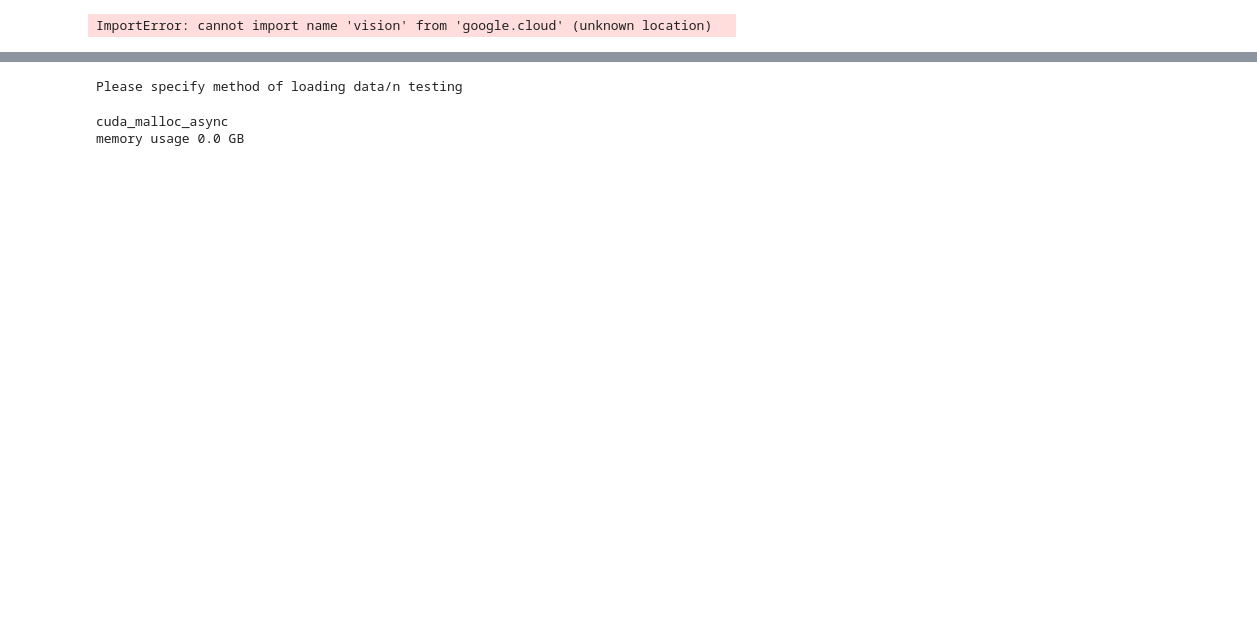
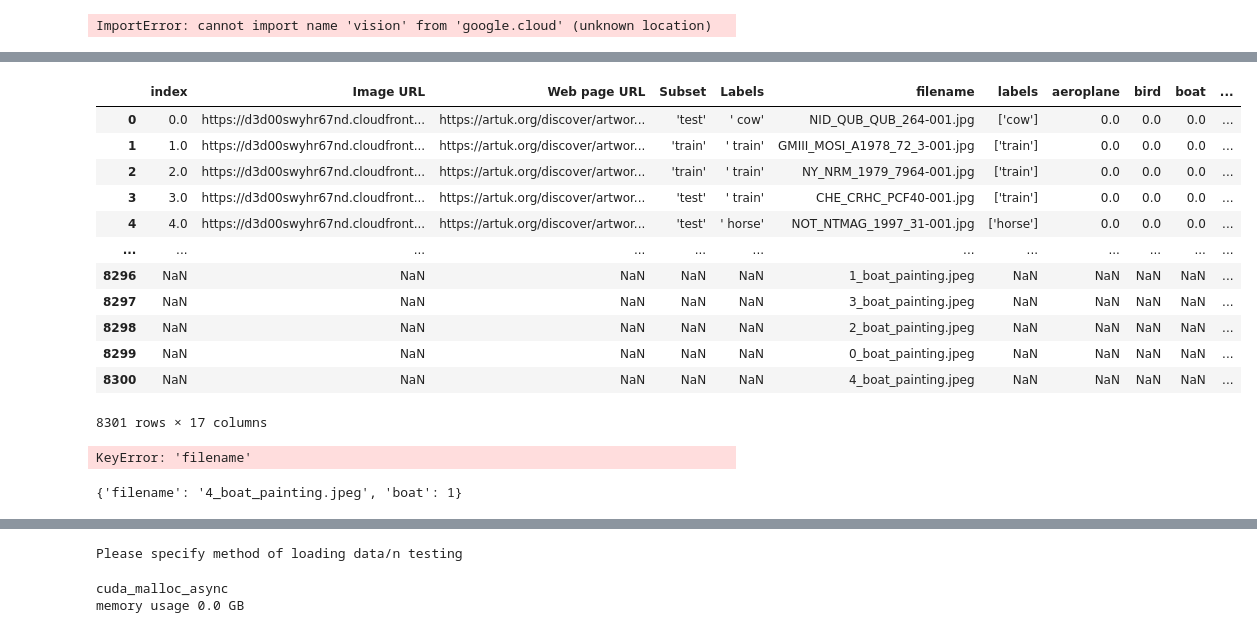
Before and after one commit to erniesg/Art-API, a Jupyter notebook: notebooks/utils.ipynb, the cells around one changed output, grey strips where cells are left out. Cells and saved outputs as stored; diff of their text form; code cells hidden in the pictures; blank space fills up the shorter version.

```diff
--- a/notebooks/utils.ipynb
+++ b/notebooks/utils.ipynb
@@ -69,0 +656,2 @@ from art_api import config
+# %%
+lst_boat = pd.DataFrame(lst_boat, columns=['filename'])
@@ -69,0 +667,30 @@ from art_api import config
+# %%
+import pandas as pd
+df_google_2 = pd.concat([df_google, lst_boat], join='outer', ignore_index=True)
+# %%
+df_google_2
+# %% [output]
+|  | index | Image URL | Web page URL | Subset | Labels | filename | labels | aeroplane | bird | boat | ... |
+| 0 | 0.0 | https://d3d00swyhr67nd.cloudfront... | https://artuk.org/discover/artwor... | 'test' | ' cow' | NID_QUB_QUB_264-001.jpg | ['cow'] | 0.0 | 0.0 | 0.0 | ... |
+| 1 | 1.0 | https://d3d00swyhr67nd.cloudfront... | https://artuk.org/discover/artwor... | 'train' | ' train' | GMIII_MOSI_A1978_72_3-001.jpg | ['train'] | 0.0 | 0.0 | 0.0 | ... |
+| 2 | 2.0 | https://d3d00swyhr67nd.cloudfront... | https://artuk.org/discover/artwor... | 'train' | ' train' | NY_NRM_1979_7964-001.jpg | ['train'] | 0.0 | 0.0 | 0.0 | ... |
+| 3 | 3.0 | https://d3d00swyhr67nd.cloudfront... | https://artuk.org/discover/artwor... | 'test' | ' train' | CHE_CRHC_PCF40-001.jpg | ['train'] | 0.0 | 0.0 | 0.0 | ... |
+| 4 | 4.0 | https://d3d00swyhr67nd.cloudfront... | https://artuk.org/discover/artwor... | 'test' | ' horse' | NOT_NTMAG_1997_31-001.jpg | ['horse'] | 0.0 | 0.0 | 0.0 | ... |
+| ... | ... | ... | ... | ... | ... | ... | ... | ... | ... | ... | ... |
+| 8296 | NaN | NaN | NaN | NaN | NaN | 1_boat_painting.jpeg | NaN | NaN | NaN | NaN | ... |
+| 8297 | NaN | NaN | NaN | NaN | NaN | 3_boat_painting.jpeg | NaN | NaN | NaN | NaN | ... |
+| 8298 | NaN | NaN | NaN | NaN | NaN | 2_boat_painting.jpeg | NaN | NaN | NaN | NaN | ... |
+| 8299 | NaN | NaN | NaN | NaN | NaN | 0_boat_painting.jpeg | NaN | NaN | NaN | NaN | ... |
+| 8300 | NaN | NaN | NaN | NaN | NaN | 4_boat_painting.jpeg | NaN | NaN | NaN | NaN | ... |
+8301 rows × 17 columns
+# %%
+dict_boat = {}
+for i in lst_boat:
+    dict_boat['filename'].append(i)
+    dict_boat['boat'].append(1)
+# %% [output]
+KeyError: 'filename'
+# %%
+dict_boat
+# %% [output]
+{'filename': '4_boat_painting.jpeg', 'boat': 1}
```
Also changed, not shown: parts of 74 cells of this notebook, 5 other files.
